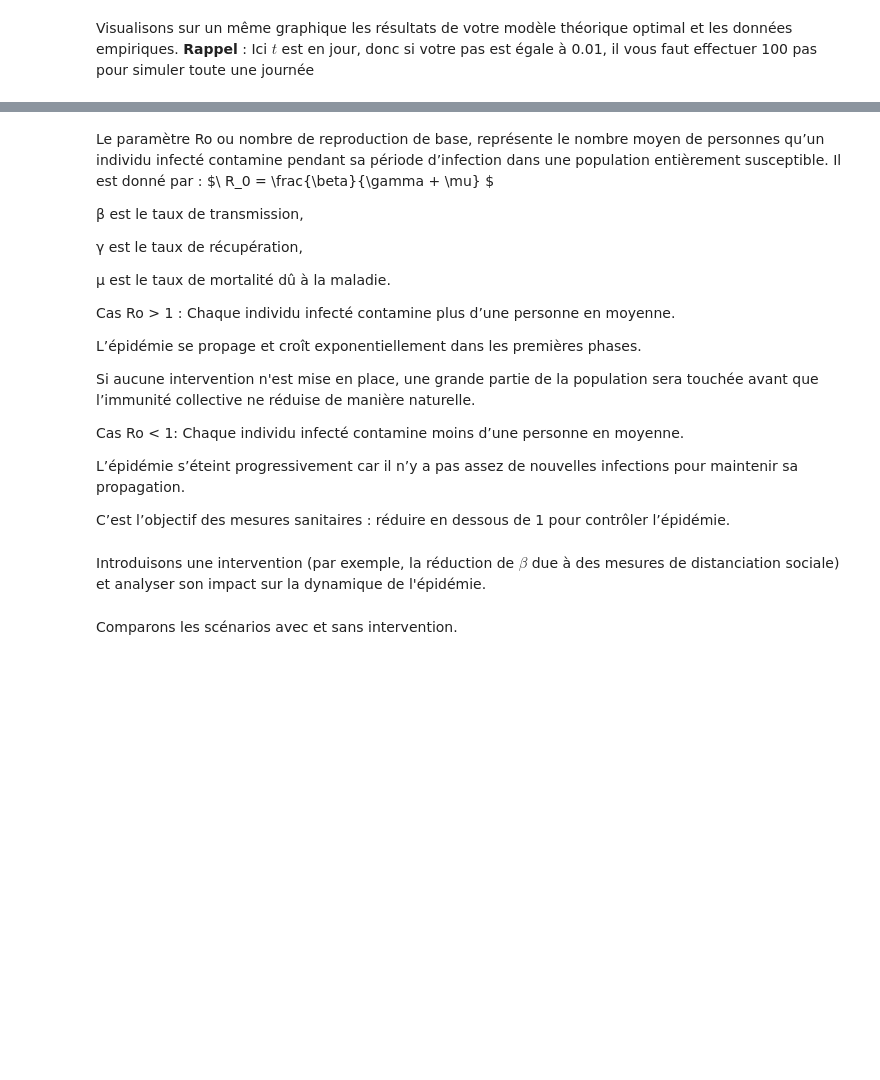
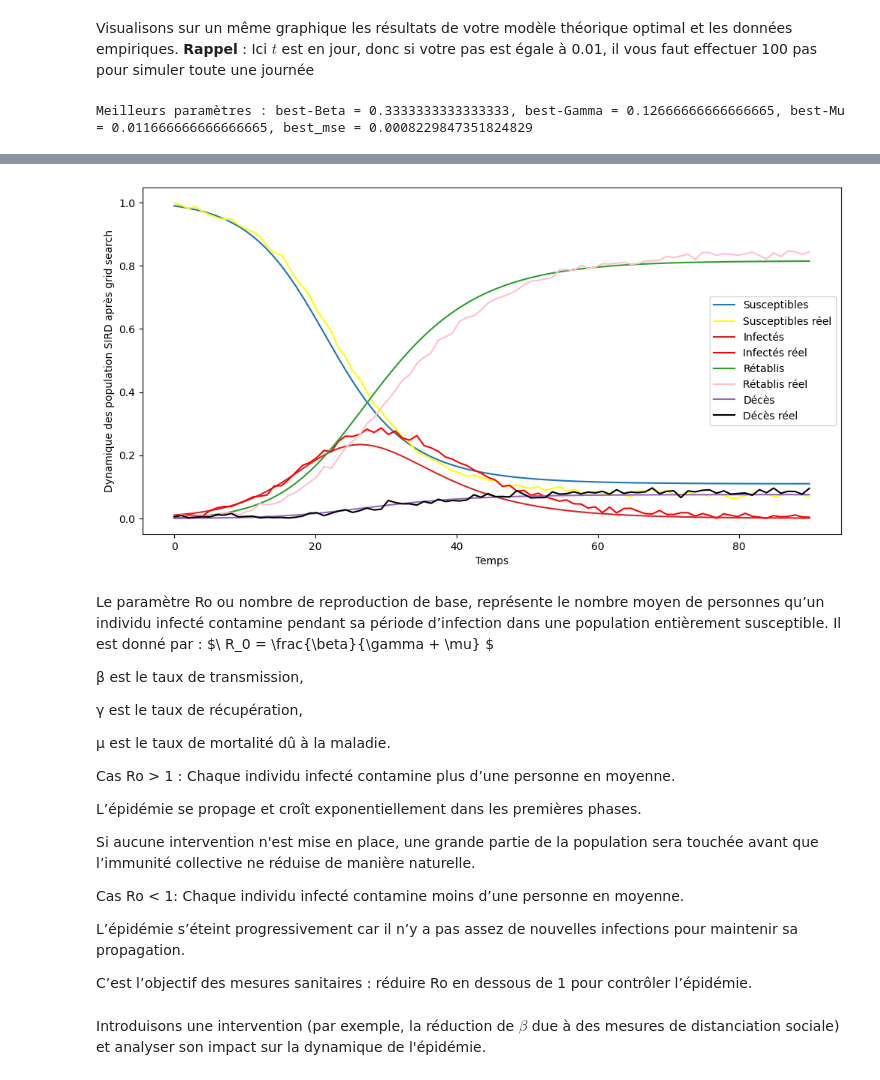
Before and after one commit to FraNKieTheAnalyst/SIRD, a Jupyter notebook: solution_sird.ipynb, the cells around one changed output, grey strips where cells are left out. Cells and saved outputs as stored; diff of their text form; code cells hidden in the pictures; blank space fills up the shorter version.

```diff
--- a/solution_sird.ipynb
+++ b/solution_sird.ipynb
@@ -189,0 +301,19 @@ MSE totale: 0.2381890273878925
+# %%
+def ms_e(predire, valeur_reelle):
+    if len(predire) != len(valeur_reelle):
+        raise ValueError("Les longueurs des listes de prédictions et des valeurs réelles ne correspondent pas.")
+    return np.mean((np.array(predire) - np.array(valeur_reelle))**2)
+
+days_sim, susceptible_sim, infected_sim, recovered_sim, deceased_sim = solution_epidemiologique_sird(0.5, 0.15, 0.015, 0.0001, 90)
+mse_susceptibles = mse(susceptible_sim, susceptible_real)
+mse_infecteds = mse(infected_sim, infected_real)
+mse_recovereds = mse(recovered_sim, recovered_real)
+mse_deceaseds = mse(deceased_sim, deceased_real)
+
+mse_totals = np.mean([mse_susceptibles, mse_infecteds, mse_recovereds, mse_deceaseds])
+
+print(f"MSE pour les susceptibles : {mse_susceptibles }")
+print(f"MSE pour les infectés : {mse_infecteds}")
+print(f"MSE pour les rétablis : {mse_recovereds }")
+print(f"MSE pour les décès : {mse_deceaseds}")
+print(f"MSE totale: {mse_totals}")
@@ -267,0 +338,47 @@ Visualisons sur un même graphique les résultats de votre modèle théorique op
+# %%
+from itertools import product
+
+def grid_search(step, nb_jours, ground_truth):
+
+	betas = np.linspace(0.25, 0.5, 4)
+	gamas = np.linspace(0.08, 0.15, 4)
+	mus =   np.linspace(0.005, 0.015, 4)
+	best_beta, best_gama, best_mu  = None, None, None
+	best_mse = float("inf")
+	for beta, gama, mu in product(betas, gamas, mus):
+		days_sim, susceptible_sim, infected_sim, recovered_sim, deceased_sim = solution_epidemiologique_sird(beta, gama, mu, step, nb_jours)
+		mse_susceptibles = mse(susceptible_sim, susceptible_real)
+		mse_infecteds = mse(infected_sim, infected_real)
+		mse_recovereds = mse(recovered_sim, recovered_real)
+		mse_deceaseds = mse(deceased_sim, deceased_real)
+		mse_totals = np.mean([mse_susceptibles, mse_infecteds, mse_recovereds, mse_deceaseds])
+
+
+		if mse_totals < best_mse:
+			best_mse = mse_totals
+			best_beta, best_gama, best_mu = beta, gama, mu
+	print(f"Meilleurs paramètres : best-Beta = {best_beta}, best-Gamma = {best_gama}, best-Mu = {best_mu}, best_mse = {best_mse}")
+	time, best_susceptible, best_infected, best_recovered, best_deceased = solution_epidemiologique_sird(best_beta, best_gama, best_mu, step, nb_jours)
+	plot_data(time, best_susceptible, best_infected, best_recovered, best_deceased, ground_truth)
+	return best_susceptible, best_infected, best_recovered, best_deceased, best_mse
+def plot_data(time, best_susceptible, best_infected, best_recovered, best_deceased, ground_truth):
+	plt.figure(figsize=(12, 6))
+	plt.plot(time, best_susceptible, "#1f77b4", label='Susceptibles')
+	plt.plot(time, ground_truth["Susceptibles"], c="yellow", label='Susceptibles réel')
+	plt.plot(time, best_infected,  "#d62728", label='Infectés' )
+	plt.plot(time, ground_truth["Infectés"], c="red", label='Infectés réel')
+	plt.plot(time, best_recovered, "#2ca02c", label='Rétablis' )
+	plt.plot(time, ground_truth["Rétablis"], c="pink", label='Rétablis réel')
+	plt.plot(time, best_deceased, "#9467bd", label='Décès'  )
+	plt.plot(time, ground_truth["Décès"], c="black", label='Décès réel')
+	plt.legend()
+	plt.xlabel('Temps')
+	plt.ylabel('Dynamique des population SIRD après grid search')
+	plt.show
+
+step = 1 # nombre de points par jours
+nb_jours = 90
+ground_truth = pd.read_csv(r"C:\Users\franc\Documents\positive_sird_dataset.csv")
+grid_search(step, nb_jours, ground_truth)
+# %% [output]
+Meilleurs paramètres : best-Beta = 0.3333333333333333, best-Gamma = 0.12666666666666665, best-Mu = 0.011666666666666665, best_mse = 0.0008229847351824829
@@ -268,3 +402,4 @@ Visualisons sur un même graphique les résultats de votre modèle théorique op
+[figure, added]
 # %% [markdown]
 Le paramètre Ro ou nombre de reproduction de base, représente le nombre moyen de personnes qu’un individu infecté contamine pendant sa période d’infection dans une population entièrement susceptible. Il est donné par : $\ R_0 = \frac{\beta}{\gamma + \mu} \$
 
@@ -284,8 +419,6 @@ Cas Ro < 1: Chaque individu infecté contamine moins d’une personne en moyenne
 
 L’épidémie s’éteint progressivement car il n’y a pas assez de nouvelles infections pour maintenir sa propagation.
 
-C’est l’objectif des mesures sanitaires : réduire en dessous de 1 pour contrôler l’épidémie.
+C’est l’objectif des mesures sanitaires : réduire Ro en dessous de 1 pour contrôler l’épidémie.
 # %% [markdown]
  Introduisons une intervention (par exemple, la réduction de $\beta$ due à des mesures de distanciation sociale) et analyser son impact sur la dynamique de l'épidémie.
-# %% [markdown]
-Comparons les scénarios avec et sans intervention.
```
Also changed, not shown: parts of 9 cells of this notebook.
